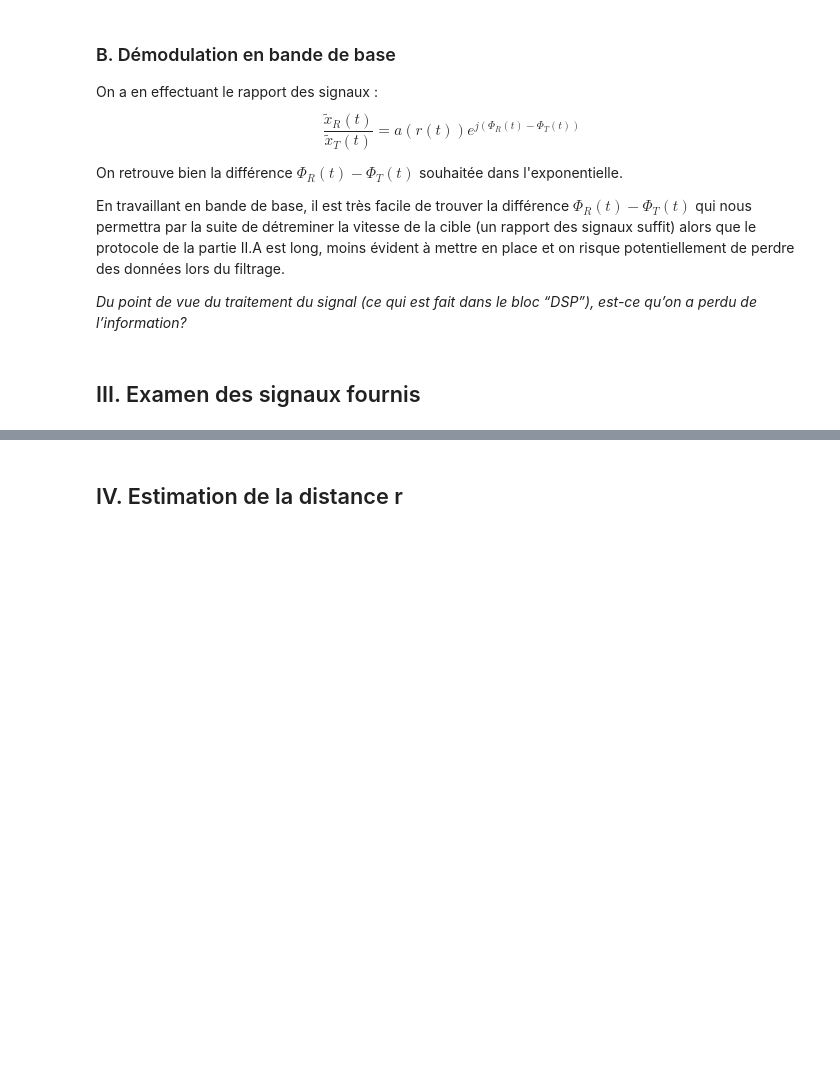
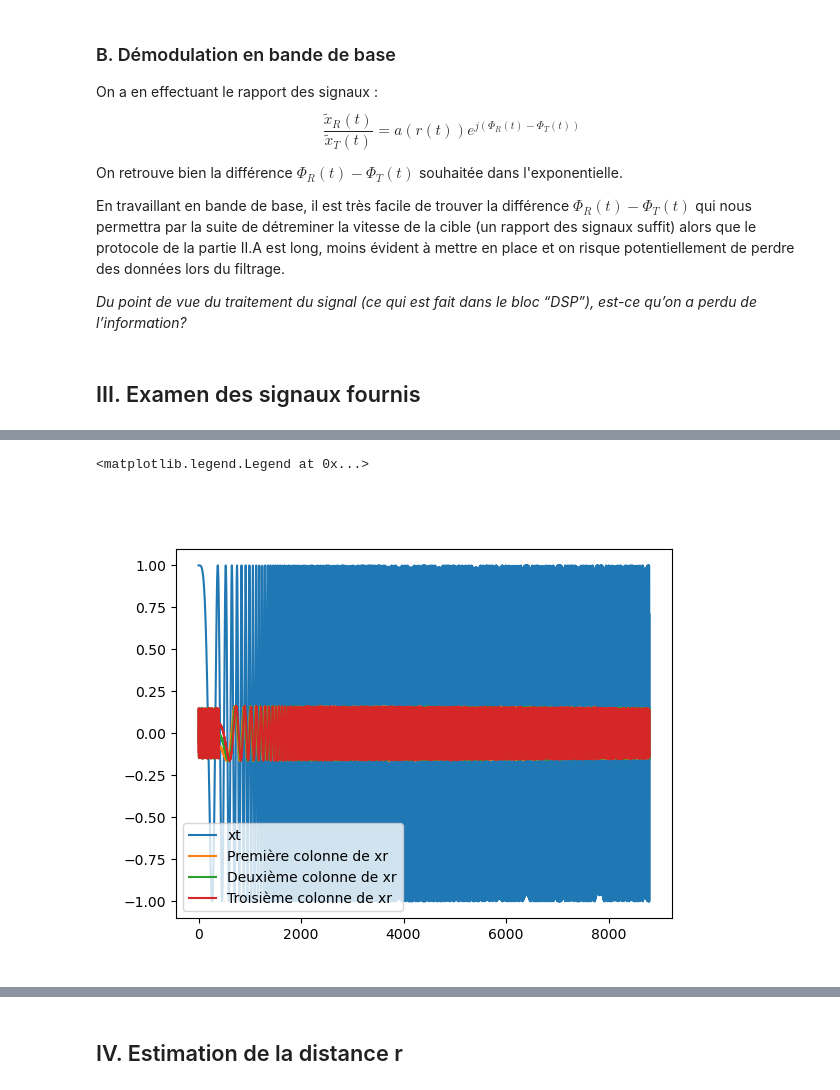
Before and after one commit to noamguillou/Traitement-du-signal-groupe-4, a Jupyter notebook: notebook.ipynb, the cells around one changed output, grey strips where cells are left out. Cells and saved outputs as stored; diff of their text form; code cells hidden in the pictures; blank space fills up the shorter version.

```diff
--- a/notebook.ipynb
+++ b/notebook.ipynb
@@ -70,0 +113,10 @@ xr = data[’xr’]
+# %%
+fig, ax = plt.subplots()
+ax.plot(xt, label='xt')
+ax.plot(xr[:,0]*1000, label='Première colonne de xr')
+ax.plot(xr[:,1]*1000, label='Deuxième colonne de xr')
+ax.plot(xr[:,2]*1000, label='Troisième colonne de xr')
+ax.legend()
+# %% [output]
+<matplotlib.legend.Legend at 0x...>
+[figure, added]
```
Also changed, not shown: parts of 8 cells of this notebook.
